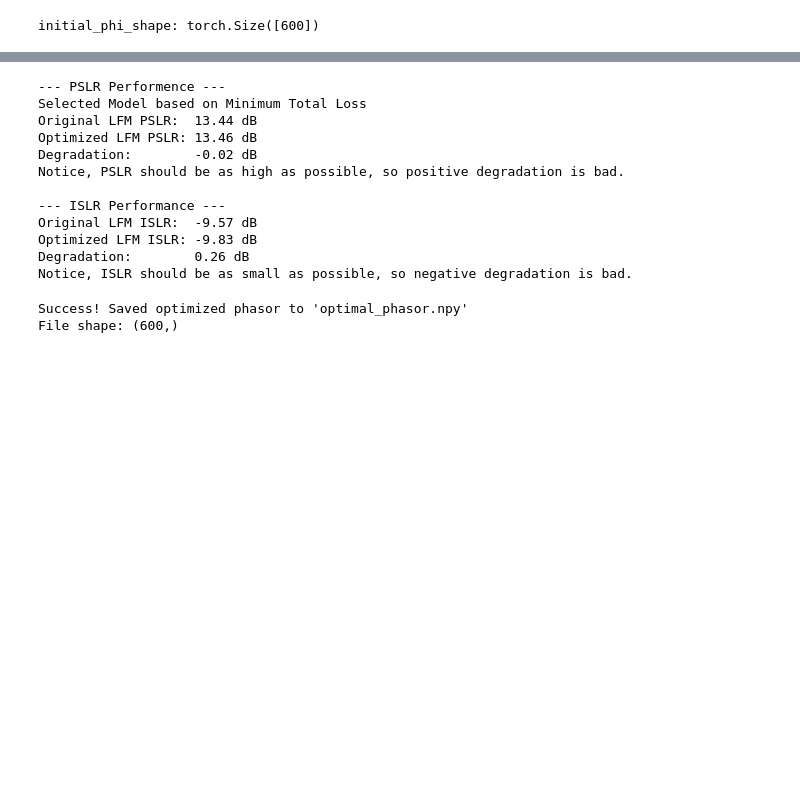
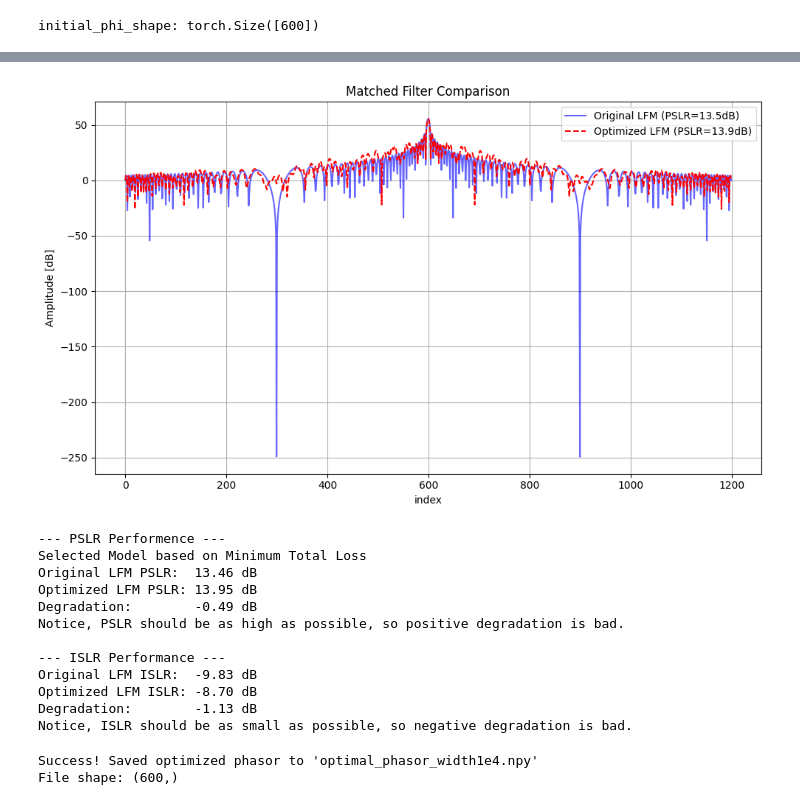
Before and after one commit to OriNik100/Spec_Null, a Jupyter notebook: non_linear_eq3.ipynb, the cells around one changed output, grey strips where cells are left out. Cells and saved outputs as stored; diff of their text form; code cells hidden in the pictures; blank space fills up the shorter version.

```diff
--- a/non_linear_eq3.ipynb
+++ b/non_linear_eq3.ipynb
@@ -351,53 +364,56 @@ Freq 0.3997802734375 MHz: -333.68 dB
 with torch.no_grad():
     correction_phasor = torch.complex(torch.cos(phi), torch.sin(phi))
     s_best = s_base * correction_phasor
+
     s_best_np = s_best.detach().numpy()
     s_base_np = s_base.numpy()
+
     s_base = torch.tensor(s_base).detach().clone()
 
-mf_orig_db, pslr_orig, islr_orig = calculate_mf_pslr_islr_torch(s_best)
-mf_new_db, pslr_new, islr_new = calculate_mf_pslr_islr_torch(s_base)
-'''
+mf_orig_db, pslr_orig, islr_orig = calculate_mf_pslr_islr_torch(s_base)
+mf_new_db, pslr_new, islr_new = calculate_mf_pslr_islr_torch(s_best)
+
 plt.figure(figsize=(10, 6))
 plt.plot(mf_orig_db, label=f'Original LFM (PSLR={pslr_orig:.1f}dB)', color='blue', alpha=0.6)
 plt.plot(mf_new_db, label=f'Optimized LFM (PSLR={pslr_new:.1f}dB)', color='red', linestyle='--')
 
 plt.title("Matched Filter Comparison")
 plt.xlabel("index")
 plt.ylabel("Amplitude [dB]")
 plt.legend()
 plt.grid(True)
 plt.tight_layout()
 plt.show()
-'''
+
 print(f"--- PSLR Performence ---")
 print(f"Selected Model based on Minimum Total Loss")
 print(f"Original LFM PSLR:  {pslr_orig:.2f} dB")
 print(f"Optimized LFM PSLR: {pslr_new:.2f} dB")
 print(f"Degradation:        {pslr_orig - pslr_new:.2f} dB")
 print("Notice, PSLR should be as high as possible, so positive degradation is bad.\n")
 
 
 print(f"--- ISLR Performance ---")
 print(f"Original LFM ISLR:  {islr_orig:.2f} dB")
 print(f"Optimized LFM ISLR: {islr_new:.2f} dB")
 print(f"Degradation:        {islr_orig - islr_new:.2f} dB")
 print("Notice, ISLR should be as small as possible, so negative degradation is bad.\n")
 
 # lags = np.arange(-len(s_base_np) + 1, len(s_base_np))
 # time_lags = (lags / Fs) * 1e6
 # %% [output]
+[figure, added]
 --- PSLR Performence ---
 Selected Model based on Minimum Total Loss
-Original LFM PSLR:  13.44 dB
-Optimized LFM PSLR: 13.46 dB
-Degradation:        -0.02 dB
+Original LFM PSLR:  13.46 dB
+Optimized LFM PSLR: 13.95 dB
+Degradation:        -0.49 dB
 Notice, PSLR should be as high as possible, so positive degradation is bad.
 
 --- ISLR Performance ---
-Original LFM ISLR:  -9.57 dB
-Optimized LFM ISLR: -9.83 dB
-Degradation:        0.26 dB
+Original LFM ISLR:  -9.83 dB
+Optimized LFM ISLR: -8.70 dB
+Degradation:        -1.13 dB
 Notice, ISLR should be as small as possible, so negative degradation is bad.
 # %%
 #5 Saving phi
@@ -407,13 +423,13 @@ phi_numpy = best_phi.detach().cpu().numpy()
 correction_phasor = np.exp(1j * phi_numpy)
 
 
-filename = 'optimal_phasor.npy'
+filename = 'optimal_phasor_width1e4.npy'
 np.save(filename, correction_phasor)
 
 print(f"Success! Saved optimized phasor to '{filename}'")
 print(f"File shape: {correction_phasor.shape}")
 # %% [output]
-Success! Saved optimized phasor to 'optimal_phasor.npy'
+Success! Saved optimized phasor to 'optimal_phasor_width1e4.npy'
 File shape: (600,)
 # %%
 import optuna
```
Also changed, not shown: parts of 8 cells of this notebook.
